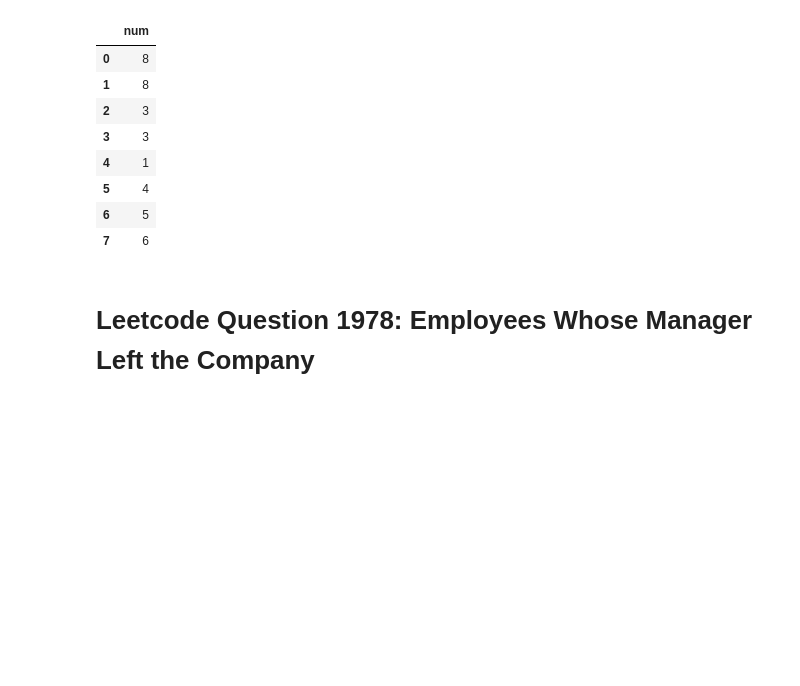
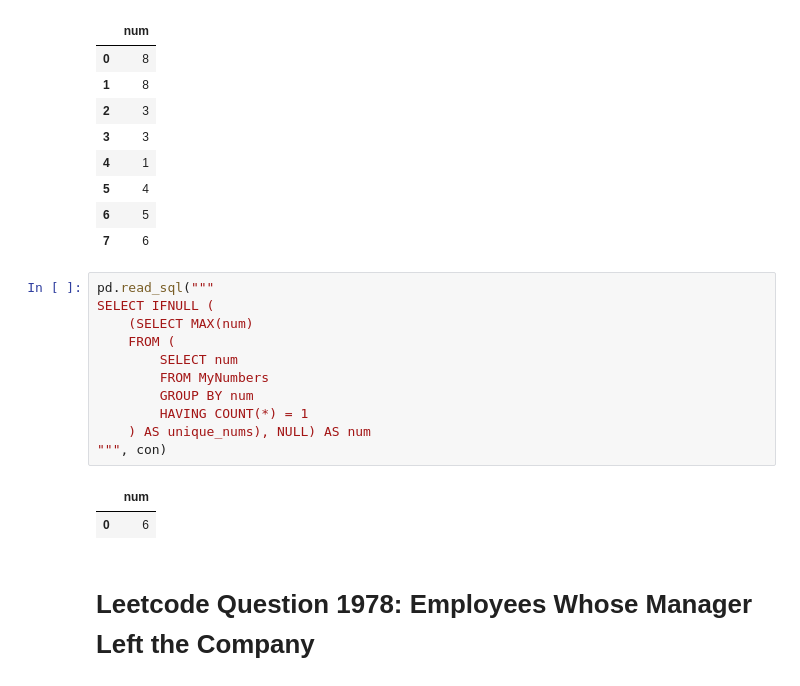
Before and after one commit to DanialArab/SQL, a Jupyter notebook: Leetcode_Database_Questions.ipynb, the cells around one changed output. Saved outputs shown, nothing was run; the diff lists cells and outputs as text; blank space fills up the shorter version.

```diff
--- a/Leetcode_Database_Questions.ipynb
+++ b/Leetcode_Database_Questions.ipynb
@@ -2831,6 +2831,20 @@ FROM MyNumbers
 | 5 | 4 |
 | 6 | 5 |
 | 7 | 6 |
+# %%
+pd.read_sql("""
+SELECT IFNULL (
+    (SELECT MAX(num)
+    FROM (
+        SELECT num
+        FROM MyNumbers
+        GROUP BY num
+        HAVING COUNT(*) = 1
+    ) AS unique_nums), NULL) AS num
+""", con)
+# %% [output]
+|  | num |
+| 0 | 6 |
 # %% [markdown]
 # Leetcode Question 1978: Employees Whose Manager Left the Company
 # %%
```
